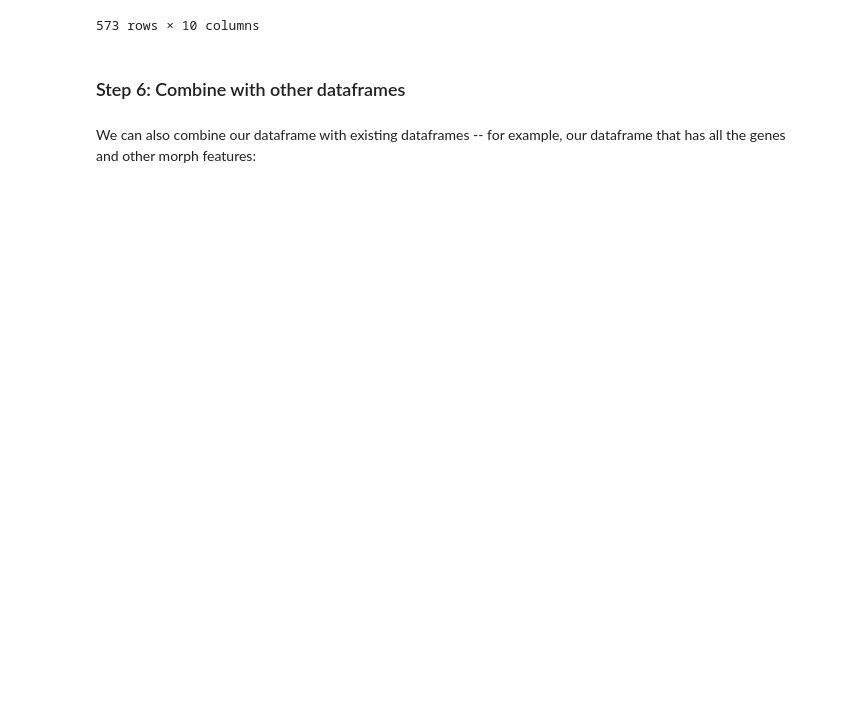
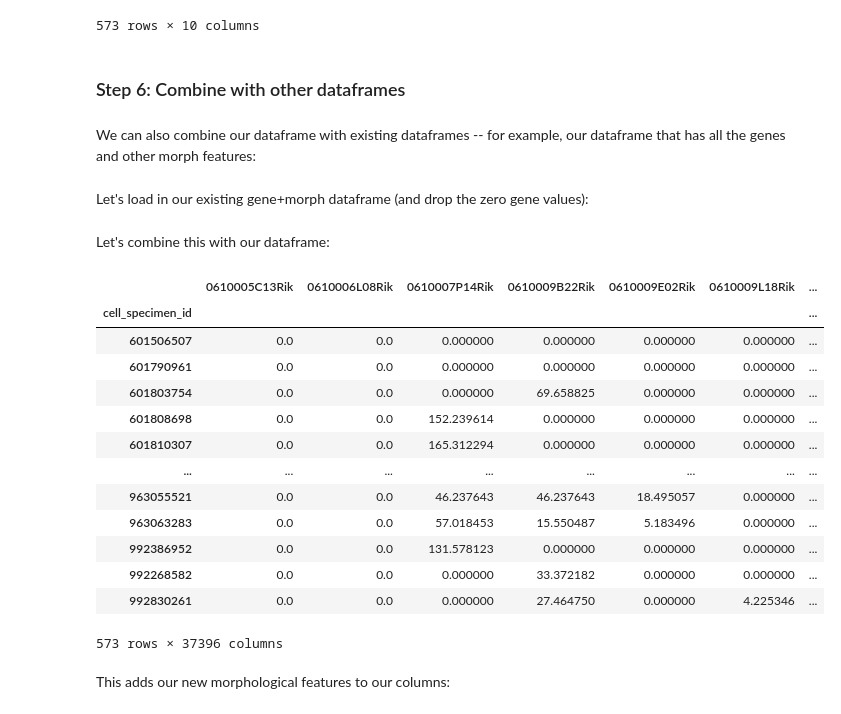
Before and after one commit to tb-harris/bin-2024, a Jupyter notebook: Figuring_Out_the_Feature_Extractor.ipynb, the cells around one changed output. Cells and saved outputs as stored; diff of their text form; code cells hidden in the pictures; blank space fills up the shorter version.

```diff
--- a/Figuring_Out_the_Feature_Extractor.ipynb
+++ b/Figuring_Out_the_Feature_Extractor.ipynb
@@ -177,0 +178,36 @@ cell_data =
+# %% [markdown]
+Let's load in our existing gene+morph dataframe (and drop the zero gene values):
+# %%
+# Read in our morph + genetic data
+cell_data = pd.read_hdf('/content/drive/Shareddrives/Lisman Laboratory/Lisman 2024/Neuro/Data/processed data/genes_morph.hdf5.lz4')
+
+# Gets all gene cols where the value for every cell is 0.
+zero_genes = cell_data.columns[(cell_data == 0).all()]
+# gene_data[zero_genes].sum().sum() # Double check these columns are 0
+
+# Removes all of the columns in zero_genes from our dataframe
+cell_data = cell_data.drop(zero_genes, axis="columns")
+# %% [markdown]
+Let's combine this with our dataframe:
+# %%
+# creates a new dataframe that combines the cell_data and our newly calculated features
+cell_data_new = cell_data.join(features, how='inner')
+# %%
+cell_data_new
+# %% [output]
+|  | 0610005C13Rik | 0610006L08Rik | 0610007P14Rik | 0610009B22Rik | 0610009E02Rik | 0610009L18Rik | ... |
+| cell_specimen_id |  |  |  |  |  |  | ... |
+| 601506507 | 0.0 | 0.0 | 0.000000 | 0.000000 | 0.000000 | 0.000000 | ... |
+| 601790961 | 0.0 | 0.0 | 0.000000 | 0.000000 | 0.000000 | 0.000000 | ... |
+| 601803754 | 0.0 | 0.0 | 0.000000 | 69.658825 | 0.000000 | 0.000000 | ... |
+| 601808698 | 0.0 | 0.0 | 152.239614 | 0.000000 | 0.000000 | 0.000000 | ... |
+| 601810307 | 0.0 | 0.0 | 165.312294 | 0.000000 | 0.000000 | 0.000000 | ... |
+| ... | ... | ... | ... | ... | ... | ... | ... |
+| 963055521 | 0.0 | 0.0 | 46.237643 | 46.237643 | 18.495057 | 0.000000 | ... |
+| 963063283 | 0.0 | 0.0 | 57.018453 | 15.550487 | 5.183496 | 0.000000 | ... |
+| 992386952 | 0.0 | 0.0 | 131.578123 | 0.000000 | 0.000000 | 0.000000 | ... |
+| 992268582 | 0.0 | 0.0 | 0.000000 | 33.372182 | 0.000000 | 0.000000 | ... |
+| 992830261 | 0.0 | 0.0 | 0.000000 | 27.464750 | 0.000000 | 4.225346 | ... |
+573 rows × 37396 columns
+# %% [markdown]
+This adds our new morphological features to our columns:
```
Also changed, not shown: parts of 7 cells of this notebook.
